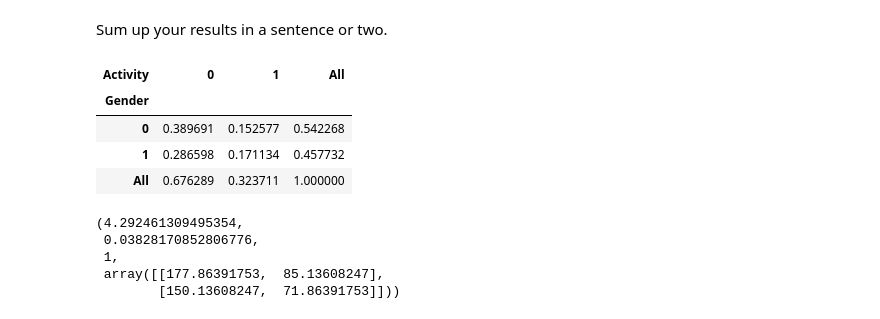
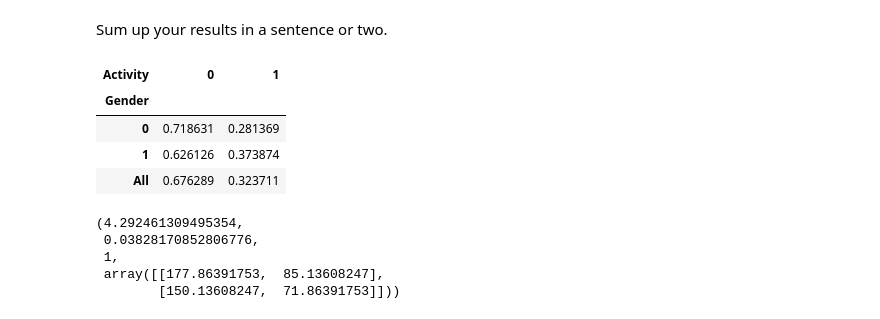
Before and after one commit to jrslagle/DS-Unit-1-Sprint-2-Statistics, a Jupyter notebook: module2/LS_DS_122_Chi2_Tests_Assignment.ipynb, the cells around one changed output. Drawn from its saved outputs; the diff is of its cells as text; code cells hidden in the pictures.

```diff
--- a/module2/LS_DS_122_Chi2_Tests_Assignment.ipynb
+++ b/module2/LS_DS_122_Chi2_Tests_Assignment.ipynb
@@ -184,13 +184,13 @@ plt.show()
 Sum up your results in a sentence or two.
 # %%
 # My wife wants to know if men or women were more likely to have sex.
-pd.crosstab(slashers['Gender'],slashers['Activity'],normalize=True, margins=True)
+pd.crosstab(slashers['Gender'],slashers['Activity'],normalize='index', margins=True)
 # %% [output]
-| Activity | 0 | 1 | All |
-| Gender |  |  |  |
-| 0 | 0.389691 | 0.152577 | 0.542268 |
-| 1 | 0.286598 | 0.171134 | 0.457732 |
-| All | 0.676289 | 0.323711 | 1.000000 |
+| Activity | 0 | 1 |
+| Gender |  |  |
+| 0 | 0.718631 | 0.281369 |
+| 1 | 0.626126 | 0.373874 |
+| All | 0.676289 | 0.323711 |
 # %%
 chi2_contingency(pd.crosstab(slashers['Gender'],slashers['Activity']))
 # %% [output]
```
